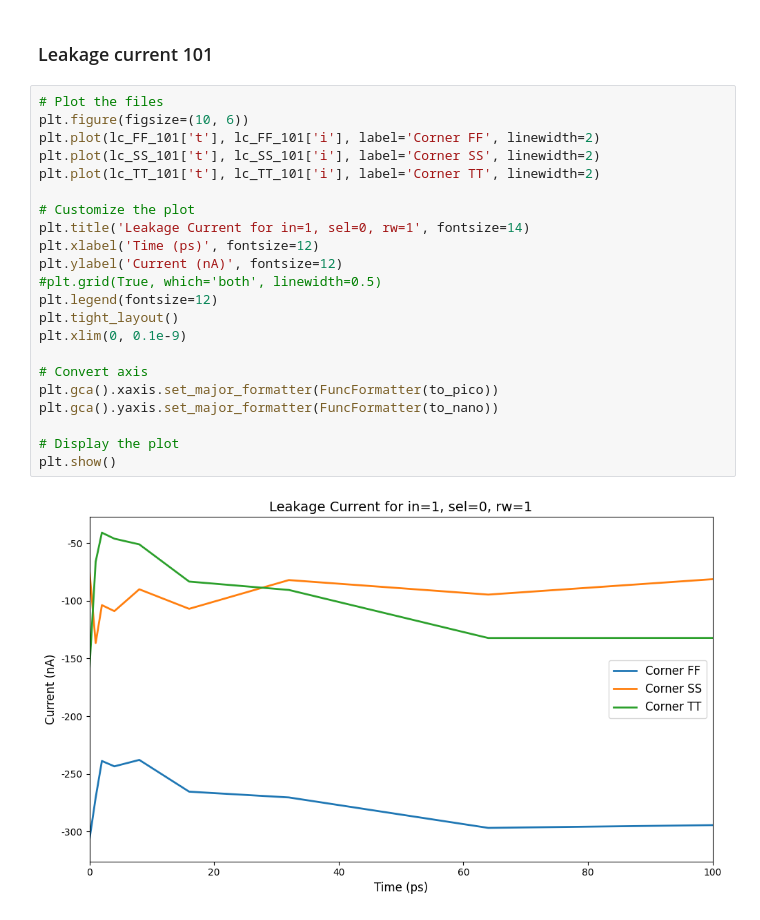
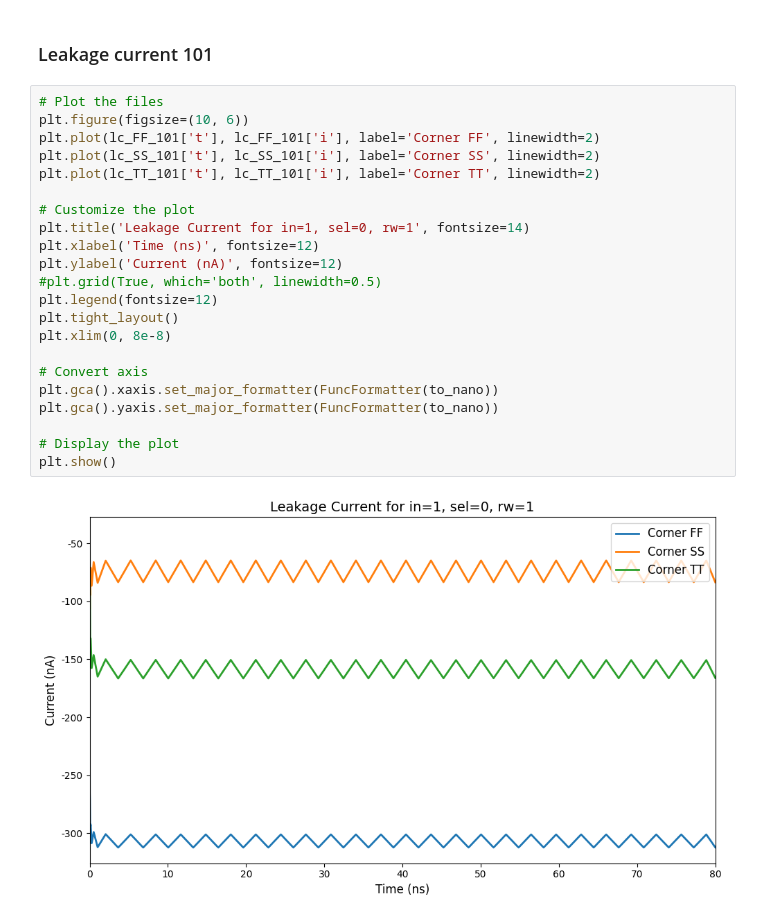
Before and after one commit to Tezyy/Integrated_circuits, a Jupyter notebook: figures/Spice graph/leakage_current_creator.ipynb, the cells around one changed output. Cells and saved outputs as stored; diff of their text form.

Commit message:
Updated leak curr graphs

```diff
--- a/figures/Spice graph/leakage_current_creator.ipynb
+++ b/figures/Spice graph/leakage_current_creator.ipynb
@@ -116,24 +116,24 @@ plt.show()
 # %%
 # Plot the files
 plt.figure(figsize=(10, 6))
 plt.plot(lc_FF_101['t'], lc_FF_101['i'], label='Corner FF', linewidth=2)
 plt.plot(lc_SS_101['t'], lc_SS_101['i'], label='Corner SS', linewidth=2)
 plt.plot(lc_TT_101['t'], lc_TT_101['i'], label='Corner TT', linewidth=2)
 
 # Customize the plot
 plt.title('Leakage Current for in=1, sel=0, rw=1', fontsize=14)
-plt.xlabel('Time (ps)', fontsize=12)
+plt.xlabel('Time (ns)', fontsize=12)
 plt.ylabel('Current (nA)', fontsize=12)
 #plt.grid(True, which='both', linewidth=0.5)
 plt.legend(fontsize=12)
 plt.tight_layout()
-plt.xlim(0, 0.1e-9)
+plt.xlim(0, 8e-8)
 
 # Convert axis
-plt.gca().xaxis.set_major_formatter(FuncFormatter(to_pico))
+plt.gca().xaxis.set_major_formatter(FuncFormatter(to_nano))
 plt.gca().yaxis.set_major_formatter(FuncFormatter(to_nano))
 
 # Display the plot
 plt.show()
 # %% [output]
-[figure, old version]
+[figure, new version]
```
Also changed, not shown: parts of 2 cells of this notebook, 4 other files.
